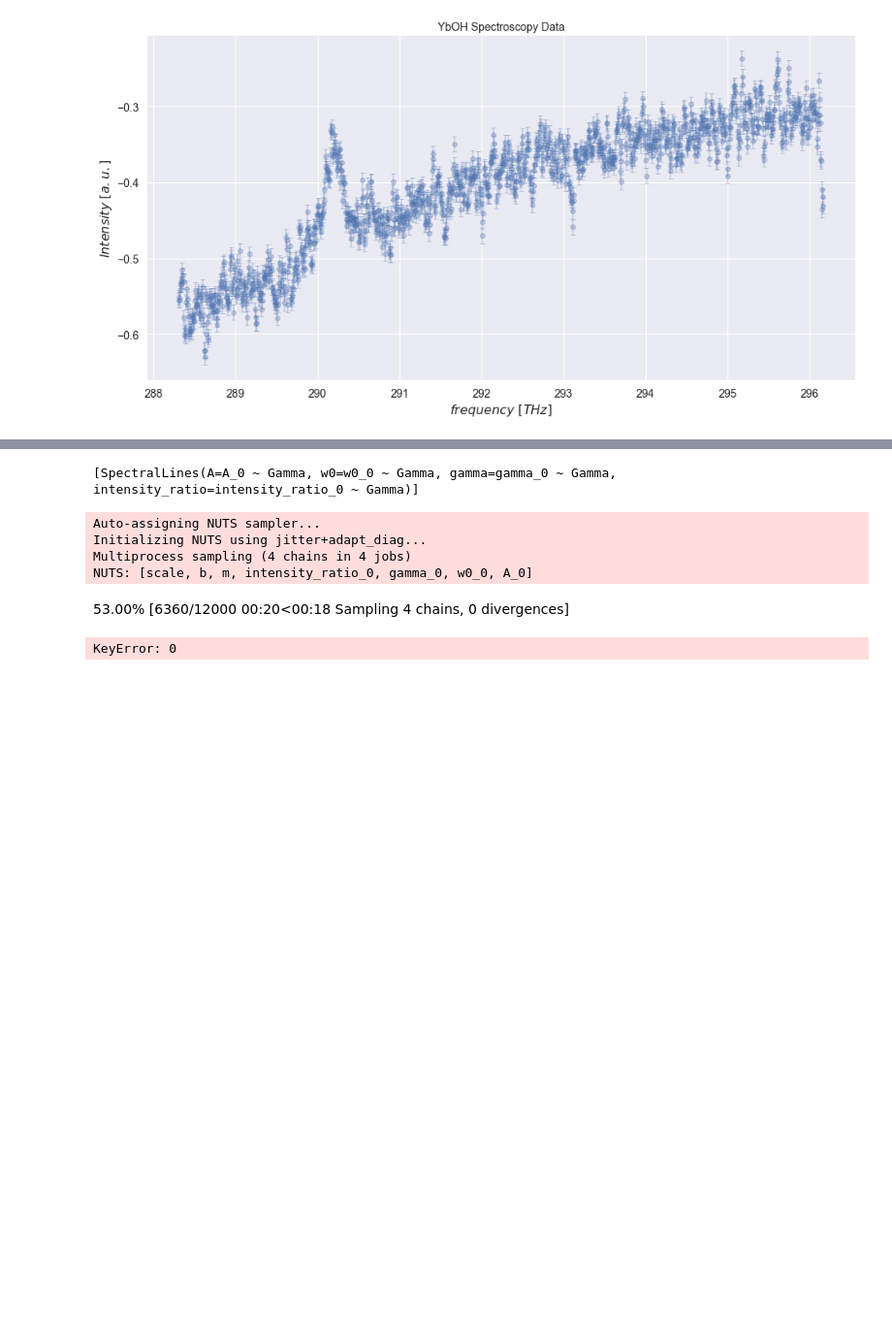
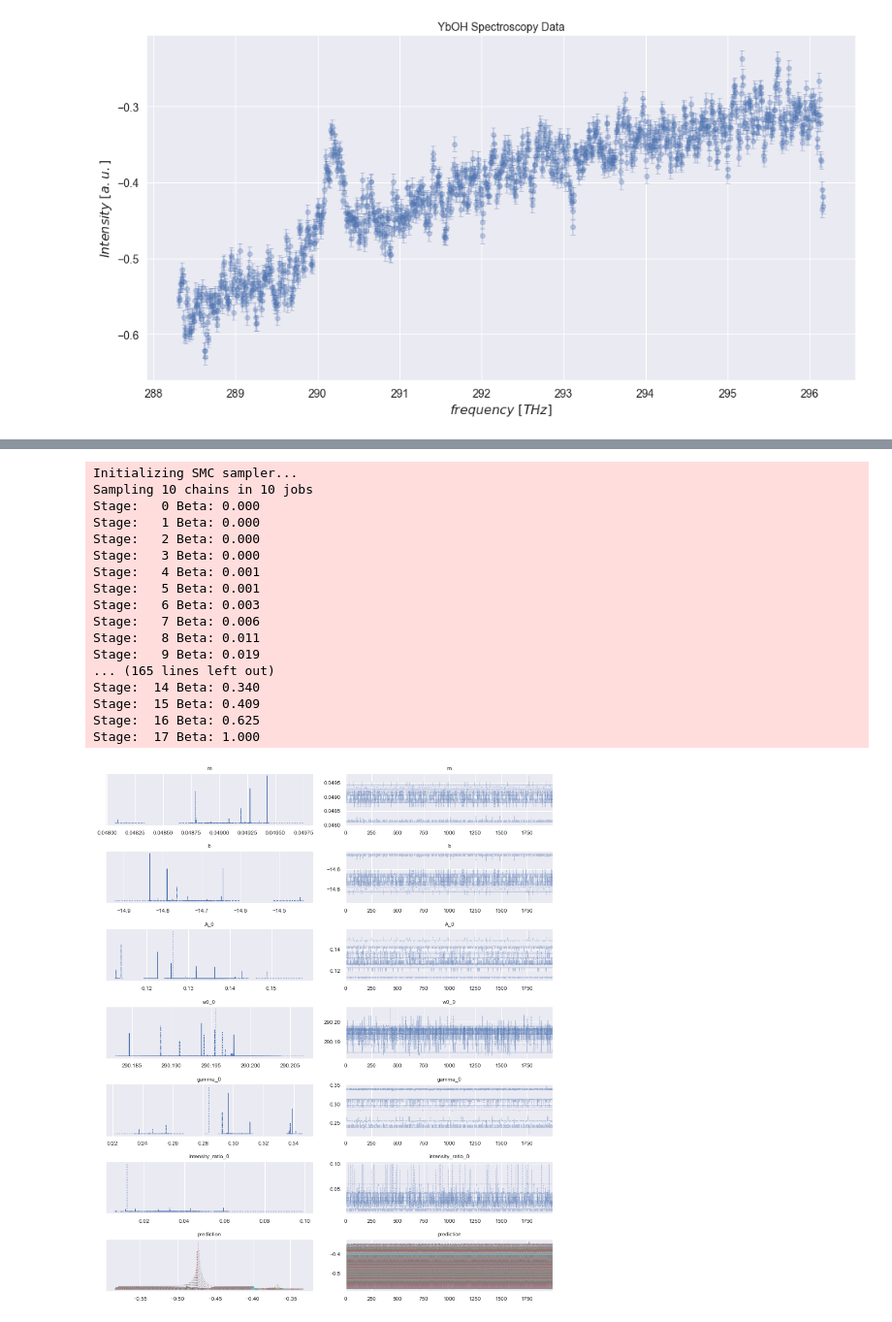
Before and after one commit to phys201/FluorescenceSpectroscopy, a Jupyter notebook: documentation.ipynb, the cells around one changed output, grey strips where cells are left out. Shown at 97% size. Saved outputs shown, nothing was run; the diff lists cells and outputs as text; code cells hidden in the pictures; blank space fills up the shorter version.

```diff
--- a/documentation.ipynb
+++ b/documentation.ipynb
@@ -304,22 +284,27 @@ fluospec_model_instance = FluoSpecModel(**model_prior_params)
 # %%
-# generative_model = fluospec_model_instance.model(real_data)
-real_data = real_data[real_data.w < 293].reset_index(drop=True)
-generative_model = fluospec_model_instance.model(real_data, likelihood='cauchy')
+real_data_cut = real_data[real_data.w < 292].reset_index(drop=True)
+generative_model = fluospec_model_instance.model(real_data_cut, likelihood='normal')
 
-# with generative_model:
-#     trace = pm.sample_smc(2000)
-#     az.plot_trace(trace)
-#     # az.plot_trace(trace)
-# # # #
 with generative_model:
-    trace = pm.sample(return_inferencedata=True, tune=1000, draws=2000)
-
-# posterior = trace.posterior.to_dataframe()
+    trace_normal = pm.sample_smc(2000)
+    az.plot_trace(trace_normal)
+    plt.tight_layout()
 # %% [output]
-[SpectralLines(A=A_0 ~ Gamma, w0=w0_0 ~ Gamma, gamma=gamma_0 ~ Gamma, intensity_ratio=intensity_ratio_0 ~ Gamma)]
+Initializing SMC sampler...
+Sampling 10 chains in 10 jobs
+Stage:   0 Beta: 0.000
+Stage:   1 Beta: 0.000
+Stage:   2 Beta: 0.000
+Stage:   3 Beta: 0.000
+Stage:   4 Beta: 0.001
+Stage:   5 Beta: 0.001
+Stage:   6 Beta: 0.003
+Stage:   7 Beta: 0.006
+Stage:   8 Beta: 0.011
+Stage:   9 Beta: 0.019
+... (165 lines left out)
+Stage:  14 Beta: 0.340
+Stage:  15 Beta: 0.409
+Stage:  16 Beta: 0.625
+Stage:  17 Beta: 1.000
-Auto-assigning NUTS sampler...
-Initializing NUTS using jitter+adapt_diag...
-Multiprocess sampling (4 chains in 4 jobs)
-NUTS: [scale, b, m, intensity_ratio_0, gamma_0, w0_0, A_0]
-53.00% [6360/12000 00:20<00:18 Sampling 4 chains, 0 divergences]
-KeyError: 0
+[figure, added]
```
Also changed, not shown: parts of 23 cells of this notebook, 1 other file.
